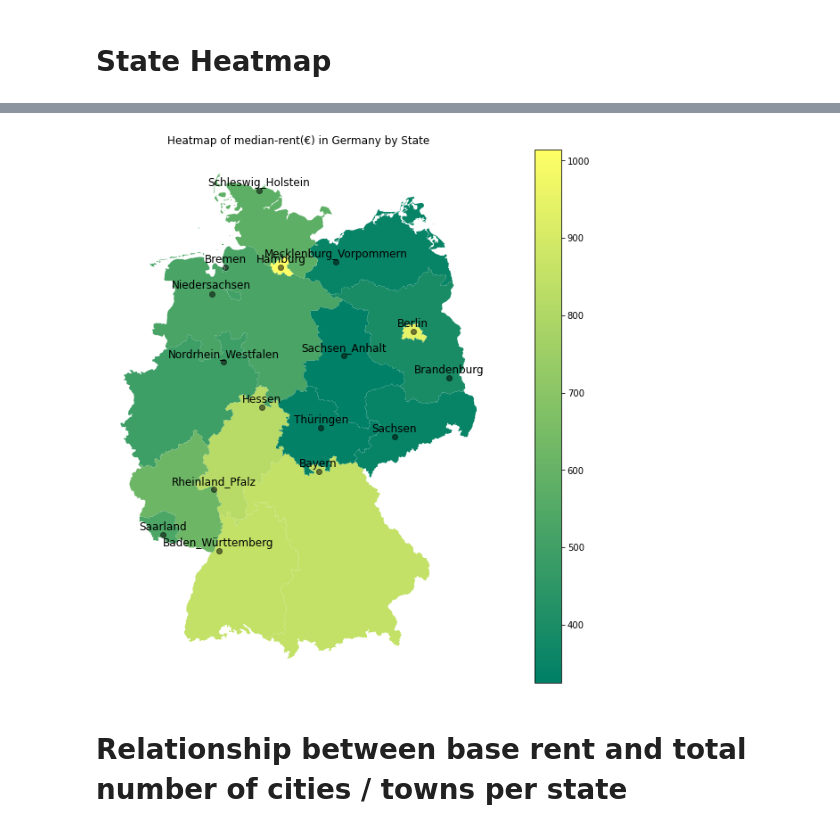
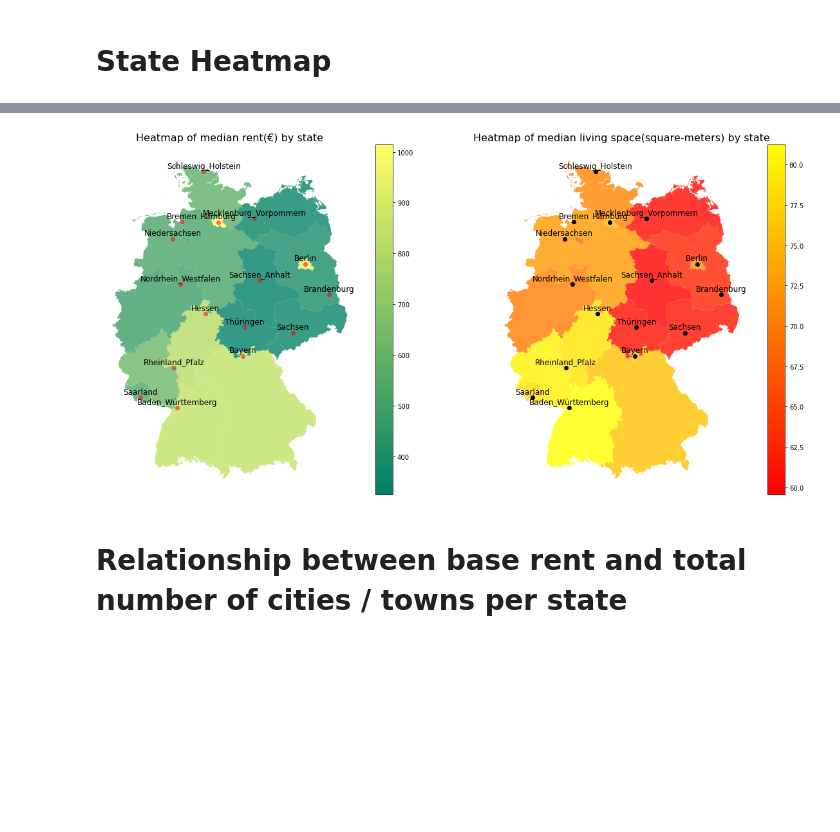
Before and after one commit to femi-lujo/germany_rental_apartments, a Jupyter notebook: notebooks/B_exploratory_data_analysis_final.ipynb, the cells around one changed output, grey strips where cells are left out. Drawn from its saved outputs; the diff is of its cells as text; code cells hidden in the pictures; blank space fills up the shorter version.

Commit message:
Add code to create heatmaps

```diff
--- a/notebooks/B_exploratory_data_analysis_final.ipynb
+++ b/notebooks/B_exploratory_data_analysis_final.ipynb
@@ -286,8 +286,6 @@ state_location_list = [('Baden_Württemberg' , 48.99999229, 8.399993448),
 state_location_dict = {}
 for state, lat, long in state_location_list:
     state_location_dict[state] = [long, lat]
-
-plt.rcParams['figure.figsize'] = (16, 11)
 # %%
 state_shapes = gpd.read_file('../data/raw/DEU_adm/DEU_adm1.shp')
 # %%
@@ -311,43 +309,68 @@ state_metrics_shapes.head()
 | 3 | Brandenburg | 6914 | 241 | 334 | 18 | 17744.0 | ... |
 | 4 | Bremen | 2958 | 45 | 88 | 2 | 7726.0 | ... |
 # %%
-fig, ax = plt.subplots()
+fig, (ax1, ax2) = plt.subplots(1, 2, figsize = (20, 10))
 state_metrics_shapes[['state','geometry', 'medianBaseRent_state']].plot(
-    ax=ax,
+    ax=ax1,
     column= 'medianBaseRent_state',
     categorical=False,
     legend=True,
     cmap='summer',
-    alpha=1
+    alpha=0.8
 )
 
 for state in state_location_dict.keys():
 
-    ax.text(
+    ax1.text(
         x=state_location_dict[state][0],
-        y=state_location_dict[state][1] + 0.08,
+        y=state_location_dict[state][1] + 0.09,
         s=state,
         fontsize=12,
         ha='center',
     )
 
-    ax.plot(
+    ax1.plot(
+        state_location_dict[state][0],
+        state_location_dict[state][1],
+        marker='o',
+        c='red',
+        alpha=0.5
+    )
+
+ax1.set_title('Heatmap of median rent(€) by state', fontdict = {'fontsize': 16})
+ax1.axis('off')
+
+state_metrics_shapes[['state','geometry', 'medianLivingSpace_state']].plot(
+    ax=ax2,
+    column= 'medianLivingSpace_state',
+    categorical=False,
+    legend=True,
+    cmap='autumn',
+    alpha=0.8
+)
+
+for state in state_location_dict.keys():
+
+    ax2.text(
+        x=state_location_dict[state][0],
+        y=state_location_dict[state][1] + 0.09,
+        s=state,
+        fontsize=12,
+        ha='center',
+    )
+
+    ax2.plot(
         state_location_dict[state][0],
         state_location_dict[state][1],
         marker='o',
         c='black',
-        alpha=0.5
     )
 
-ax.set(
-    title= f'Heatmap of median-rent(€) in Germany by State',
-    aspect= 1.6,
-    facecolor='lightblue'
-)
-ax.axis('off')
-plt.savefig('..\\reports\\figures\\map.png', bbox_inches="tight");
+ax2.set_title('Heatmap of median living space(square-meters) by state', fontdict = {'fontsize': 16})
+ax2.axis('off')
+plt.savefig('../reports/figures/map.png', bbox_inches="tight");
 # %% [output]
-[figure, old version]
+[figure, new version]
 # %% [markdown]
 # Relationship between base rent and total number of cities / towns per state
 # %%
```
Also changed, not shown: parts of 20 cells of this notebook.
